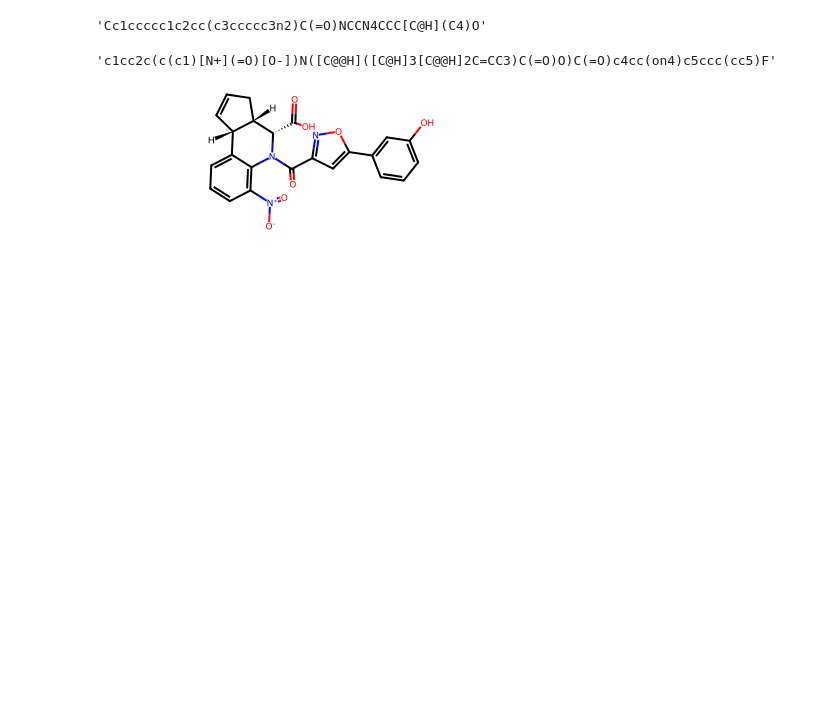
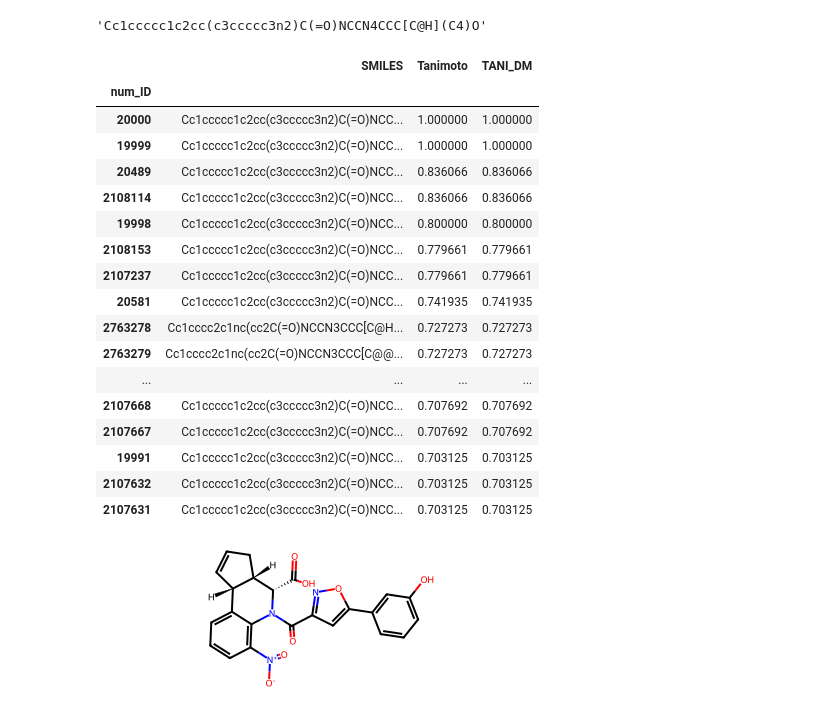
Before and after one commit to zaky02/LibMiner, a Jupyter notebook: clean/cluster_search.ipynb, the cells around one changed output. Cells and saved outputs as stored; diff of their text form; code cells hidden in the pictures; blank space fills up the shorter version.

Commit message:
test_ipynb

```diff
--- a/clean/cluster_search.ipynb
+++ b/clean/cluster_search.ipynb
@@ -996,8 +996,6 @@ parq = {str(x): pd.read_parquet(x) for x in file1 + file2}
 # %%
 current_offset = 0
-files = ["hac1", "hac2"]
-out = ["test1", "test2"]
-for num, f in enumerate(files):
-    count = deduplicator(hac_folders=f, out_path=out[num], current_offset=current_offset)
-    current_offset = current_offset + count
-    print(f"Processed {f}, count: {count}, new offset: {current_offset}")
+files = list(Path("database").glob("*/*.parquet"))
+
+count = deduplicator(hac_folders=files, out_path="test", current_offset=current_offset)
+current_offset = current_offset + count
@@ -2492,9 +2398,26 @@ query2
 real_tani = 1 -dm.cdist([query2], res["SMILES"].tolist(), fpSize=1024, radius=2)[0]
 res["TANI_DM"] = real_tani
 # %%
-res.iloc[8]["SMILES"]
+res
 # %% [output]
-'c1cc2c(c(c1)[N+](=O)[O-])N([C@@H]([C@H]3[C@@H]2C=CC3)C(=O)O)C(=O)c4cc(on4)c5ccc(cc5)F'
+|  | SMILES | Tanimoto | TANI_DM |
+| num_ID |  |  |  |
+| 20000 | Cc1ccccc1c2cc(c3ccccc3n2)C(=O)NCC... | 1.000000 | 1.000000 |
+| 19999 | Cc1ccccc1c2cc(c3ccccc3n2)C(=O)NCC... | 1.000000 | 1.000000 |
+| 20489 | Cc1ccccc1c2cc(c3ccccc3n2)C(=O)NCC... | 0.836066 | 0.836066 |
+| 2108114 | Cc1ccccc1c2cc(c3ccccc3n2)C(=O)NCC... | 0.836066 | 0.836066 |
+| 19998 | Cc1ccccc1c2cc(c3ccccc3n2)C(=O)NCC... | 0.800000 | 0.800000 |
+| 2108153 | Cc1ccccc1c2cc(c3ccccc3n2)C(=O)NCC... | 0.779661 | 0.779661 |
+| 2107237 | Cc1ccccc1c2cc(c3ccccc3n2)C(=O)NCC... | 0.779661 | 0.779661 |
+| 20581 | Cc1ccccc1c2cc(c3ccccc3n2)C(=O)NCC... | 0.741935 | 0.741935 |
+| 2763278 | Cc1cccc2c1nc(cc2C(=O)NCCN3CCC[C@H... | 0.727273 | 0.727273 |
+| 2763279 | Cc1cccc2c1nc(cc2C(=O)NCCN3CCC[C@@... | 0.727273 | 0.727273 |
+| ... | ... | ... | ... |
+| 2107668 | Cc1ccccc1c2cc(c3ccccc3n2)C(=O)NCC... | 0.707692 | 0.707692 |
+| 2107667 | Cc1ccccc1c2cc(c3ccccc3n2)C(=O)NCC... | 0.707692 | 0.707692 |
+| 19991 | Cc1ccccc1c2cc(c3ccccc3n2)C(=O)NCC... | 0.703125 | 0.703125 |
+| 2107632 | Cc1ccccc1c2cc(c3ccccc3n2)C(=O)NCC... | 0.703125 | 0.703125 |
+| 2107631 | Cc1ccccc1c2cc(c3ccccc3n2)C(=O)NCC... | 0.703125 | 0.703125 |
 # %%
 m1 = dm.to_mol('c1cc(cc(c1)O)c2cc(no2)C(=O)N3c4c(cccc4[N+](=O)[O-])[C@@H]5C=CC[C@@H]5[C@@H]3C(=O)O')
 m1
```
Also changed, not shown: parts of 30 cells of this notebook, 1 other file.
